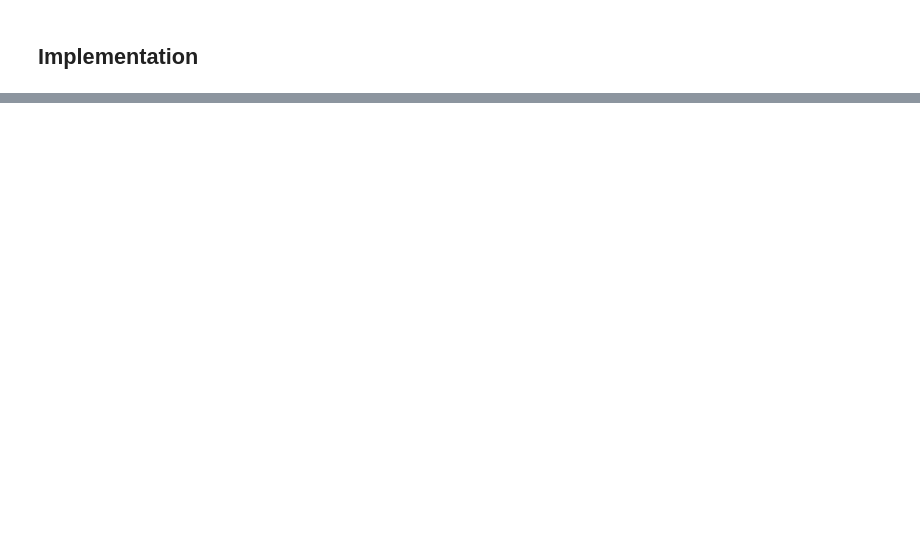
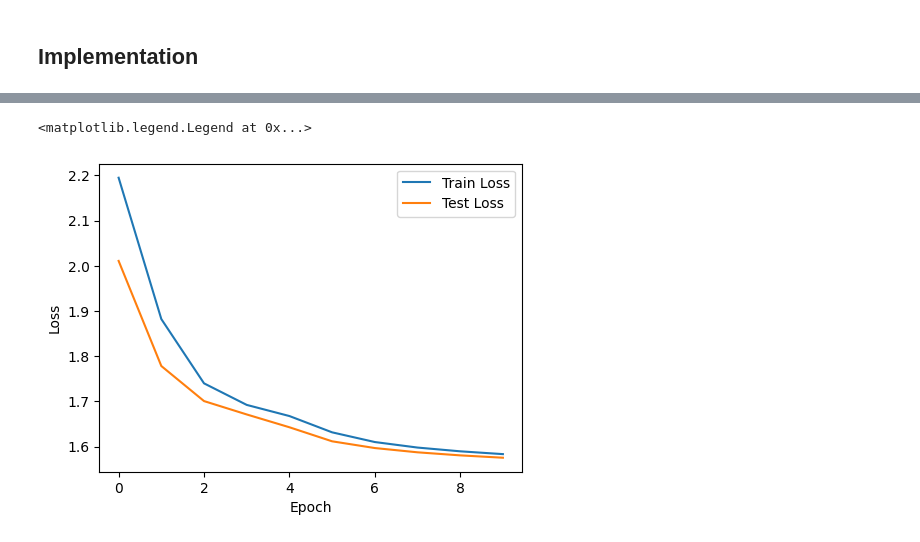
Before and after one commit to obahii/deep_learning_tutorial, a Jupyter notebook: tp2.ipynb, the cells around one changed output, grey strips where cells are left out. Cells and saved outputs as stored; diff of their text form; code cells hidden in the pictures; blank space fills up the shorter version.

```diff
--- a/tp2.ipynb
+++ b/tp2.ipynb
@@ -125,0 +157,32 @@ def train_neural_network(
+# %%
+def load_mnist(images_file, labels_file):
+    with open(labels_file, "rb") as f:
+        magic, n = unpack(">II", f.read(8))
+        labels = np.fromfile(f, dtype=np.uint8)
+
+    with open(images_file, "rb") as f:
+        magic, num, rows, cols = unpack(">IIII", f.read(16))
+        images = np.fromfile(f, dtype=np.uint8).reshape(len(labels), 784)
+
+    images = images.astype(np.float32) / 255.0
+    labels_one_hot = np.zeros((labels.size, 10))
+    labels_one_hot[np.arange(labels.size), labels] = 1
+
+    return torch.FloatTensor(images), torch.FloatTensor(labels_one_hot)
+# %%
+train_images, train_labels = load_mnist(
+    "./data/MNIST/train-images.idx3-ubyte", "./data/MNIST/train-labels.idx1-ubyte"
+)
+test_images, test_labels = load_mnist(
+    "./data/MNIST/t10k-images.idx3-ubyte", "./data/MNIST/t10k-labels.idx1-ubyte"
+)
+# %%
+nx = 784
+nh = 128
+ny = 10
+eta = 0.01
+# %%
+model, criterion, optimizer = init_model(nx, nh, ny, eta)
+train_loader = (train_images, train_labels)
+test_loader = (test_images, test_labels)
+train_losses, test_losses, train_accs, test_accs = train(model, criterion, optimizer, train_loader, test_loader)
@@ -125,0 +207,11 @@ def train_neural_network(
+# %%
+plt.figure(figsize=(12, 4))
+plt.subplot(1, 2, 1)
+plt.plot(train_losses, label='Train Loss')
+plt.plot(test_losses, label='Test Loss')
+plt.xlabel('Epoch')
+plt.ylabel('Loss')
+plt.legend()
+# %% [output]
+<matplotlib.legend.Legend at 0x...>
+[figure, added]
```
Also changed, not shown: parts of 17 cells of this notebook, 4 other files.
